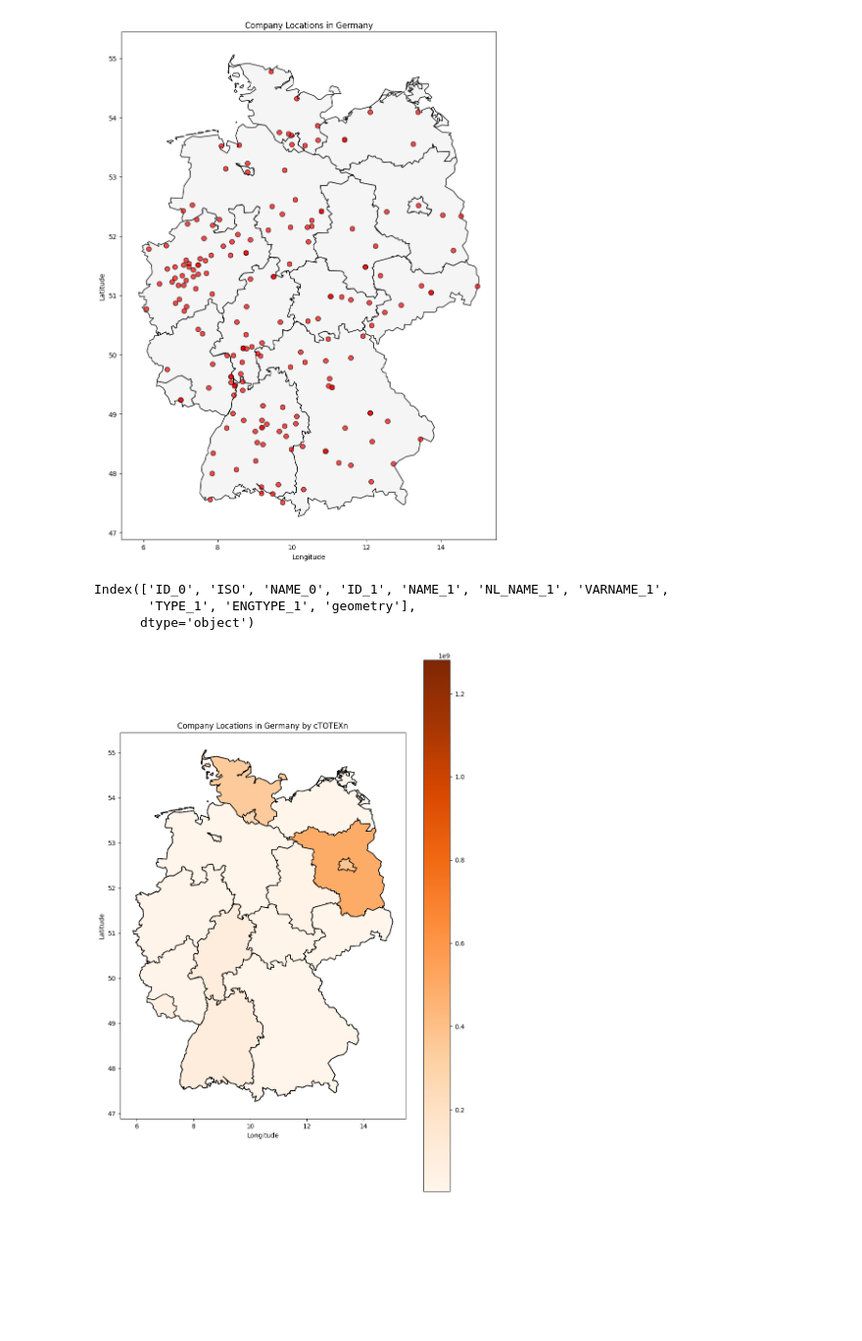
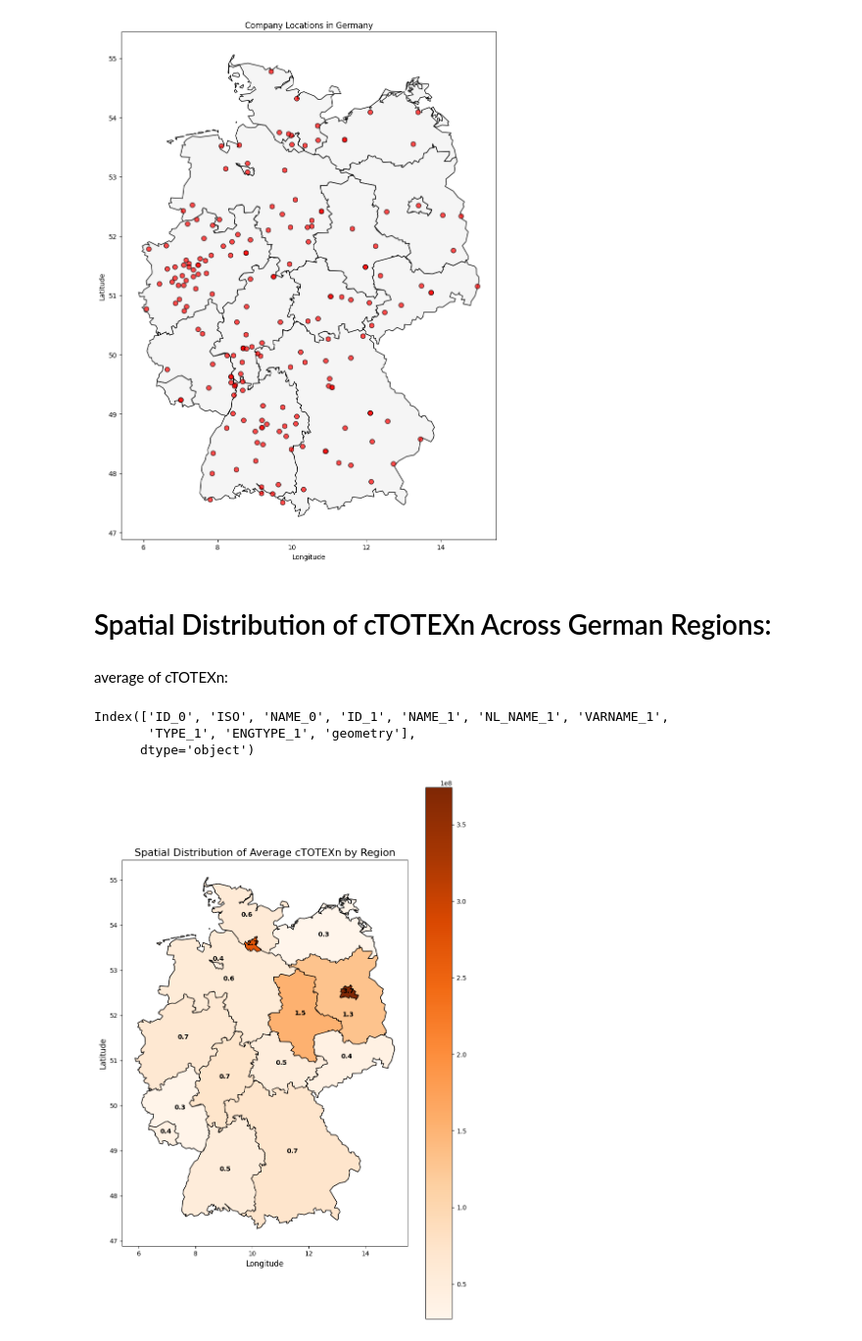
Before and after one commit to ducanhnguyen99/BNetzA, a Jupyter notebook: Chloe/map.ipynb, the cells around one changed output. Shown at 98% size. Saved outputs shown, nothing was run; the diff lists cells and outputs as text; code cells hidden in the pictures; blank space fills up the shorter version.

```diff
--- a/Chloe/map.ipynb
+++ b/Chloe/map.ipynb
@@ -31,0 +11,3 @@ df
+# %%
+# Load data
+df = pd.read_excel('/EVS4_20140118_dataV9.xlsx', sheet_name='DatasetV9')
@@ -32,11 +16,4 @@ df
 # %%
-# Load your data
-df = pd.read_excel('/EVS4_20140118_dataV9.xlsx', sheet_name='DatasetV9', na_values=['#NUM!'])
-df.fillna(0, inplace=True)
-
-# Deselect columns that have all observations with 0
-df = df.loc[:, (df != 0).any(axis=0)]
-
 # Company to city mapping dictionary
 company_city_mapping = {
     "Stadtwerke Schweinfurt GmbH": ("Schweinfurt, Germany", 50.048, 10.232),
@@ -269,12 +246,11 @@ plt.ylabel('Latitude')
 plt.show()
 # %% [output]
 [figure]
+# %% [markdown]
+# Spatial Distribution of cTOTEXn Across German Regions:
+# %% [markdown]
+average of cTOTEXn:
 # %%
-# Load your data
-df = pd.read_excel('/EVS4_20140118_dataV9.xlsx', sheet_name='DatasetV9', na_values=['#NUM!'])
-df.fillna(0, inplace=True)
-df = df.loc[:, (df != 0).any(axis=0)]
-
 # Company to city mapping dictionary
 company_city_mapping = {
 "Stadtwerke Schweinfurt GmbH": "Bayern",
@@ -479,40 +455,70 @@ df.loc[:, 'City'] = df['dmuName'].map(lambda x: company_city_mapping.get(x, None
 df = df.dropna(subset=['City'])
 
 # Load the GeoJSON file (replace 'path_to_geojson' with the actual path)
 germany_cities = gpd.read_file('/germany-states.geojson')
 
 # Inspect column names
 print(germany_cities.columns)
 
 # Ensure city names match
 df['City'] = df['City'].str.strip()
 germany_cities['NAME_1'] = germany_cities['NAME_1'].str.strip()  # Update 'name' to correct column if necessary
 
-# Merge your data with the geographic data
-# Adjust 'name' to the actual column name in the GeoDataFrame if it's different
-merged = germany_cities.merge(df, left_on='NAME_1', right_on='City')
+import geopandas as gpd
+import matplotlib.pyplot as plt
+import seaborn as sns
+from shapely.geometry import Point
 
+# Aggregate the data by region to calculate the average cTOTEXn
+region_avg = df.groupby('City')['cTOTEXn'].mean().reset_index()
+
+# Merge the aggregated data with the geographic data
+merged_avg = germany_cities.merge(region_avg, left_on='NAME_1', right_on='City')
 
 # Define a colormap with more colors
-cmap = sns.color_palette("Oranges", n_colors=20, as_cmap=True)  # Increase number of colors
+cmap = sns.color_palette("Oranges", n_colors=20, as_cmap=True)
 
 # Plot the map
 fig, ax = plt.subplots(1, 1, figsize=(10, 15))
 
 # Plot Germany map with the merged data
 germany_cities.plot(ax=ax, color='whitesmoke', edgecolor='black')
 
-# Plot the merged data
-merged.plot(column='cTOTEXn', ax=ax, legend=True, cmap=cmap, edgecolor='black')
+# Plot the merged data with the average cTOTEXn
+merged_avg.plot(column='cTOTEXn', ax=ax, legend=True, cmap=cmap, edgecolor='black')
+
+# Collect text labels to adjust positions later
+texts = []
+
+# Add numerical average values on the map without scientific notation
+for idx, row in merged_avg.iterrows():
+    # Set specific positions for Berlin and Brandenburg
+    if row['City'] == 'Berlin':
+        custom_point = Point(row['geometry'].centroid.x, row['geometry'].centroid.y)  # Center position
+    elif row['City'] == 'Brandenburg':
+        custom_point = Point(row['geometry'].centroid.x, row['geometry'].centroid.y - 0.5)
+    elif row['City'] == 'Bremen':
+        custom_point = Point(row['geometry'].centroid.x, row['geometry'].centroid.y + 0.1)
+    else:
+        custom_point = row['geometry'].centroid  # Default position
+
+    # Convert to the same scale as the legend
+    scaled_value = row['cTOTEXn'] / 1e8
+    text = ax.text(custom_point.x, custom_point.y, f"{scaled_value:.1f}",
+                   horizontalalignment='center', fontsize=10, color='black', weight='bold')
+    texts.append(text)
+
+# Adjust text positions to avoid overlap (optional)
+# adjust_text(texts, ax=ax, arrowprops=dict(arrowstyle='-', color='white', lw=0.5))
 
 # Add titles and labels
-plt.title('Company Locations in Germany by cTOTEXn')
-plt.xlabel('Longitude')
-plt.ylabel('Latitude')
+plt.title('Spatial Distribution of Average cTOTEXn by Region', fontsize=16)
+plt.xlabel('Longitude', fontsize=12)
+plt.ylabel('Latitude', fontsize=12)
 
 plt.show()
 # %% [output]
 Index(['ID_0', 'ISO', 'NAME_0', 'ID_1', 'NAME_1', 'NL_NAME_1', 'VARNAME_1',
        'TYPE_1', 'ENGTYPE_1', 'geometry'],
       dtype='object')
-[figure, old version]
+[figure, new version]
```
Also changed, not shown: parts of 4 cells of this notebook.
